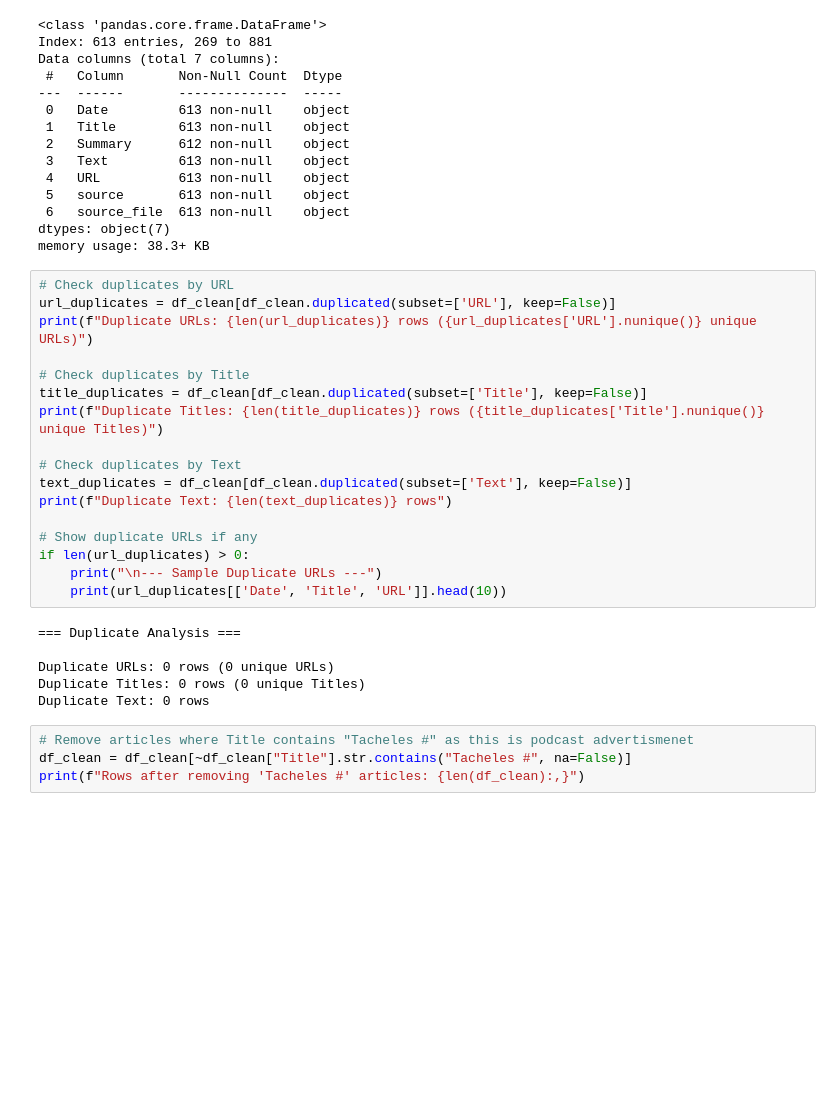
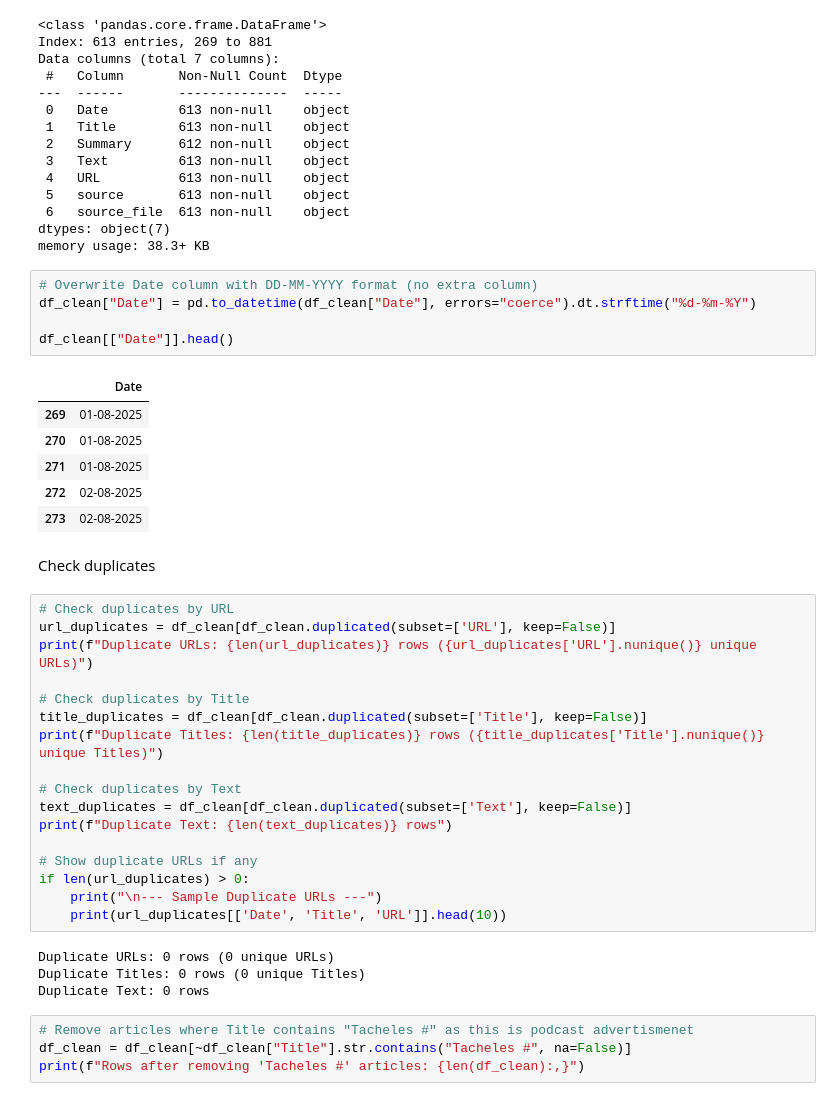
Before and after one commit to mattishaumann/Thesis, a Jupyter notebook: data preprocessing/05_Antispiegel.ipynb, the cells around one changed output. Cells and saved outputs as stored; diff of their text form; blank space fills up the shorter version.

```diff
--- a/data preprocessing/05_Antispiegel.ipynb
+++ b/data preprocessing/05_Antispiegel.ipynb
@@ -169,6 +171,20 @@ Data columns (total 7 columns):
  6   source_file  613 non-null    object
 dtypes: object(7)
 memory usage: 38.3+ KB
+# %%
+# Overwrite Date column with DD-MM-YYYY format (no extra column)
+df_clean["Date"] = pd.to_datetime(df_clean["Date"], errors="coerce").dt.strftime("%d-%m-%Y")
+
+df_clean[["Date"]].head()
+# %% [output]
+|  | Date |
+| 269 | 01-08-2025 |
+| 270 | 01-08-2025 |
+| 271 | 01-08-2025 |
+| 272 | 02-08-2025 |
+| 273 | 02-08-2025 |
+# %% [markdown]
+Check duplicates
 # %%
 # Check duplicates by URL
 url_duplicates = df_clean[df_clean.duplicated(subset=['URL'], keep=False)]
@@ -187,8 +203,6 @@ if len(url_duplicates) > 0:
     print("\n--- Sample Duplicate URLs ---")
     print(url_duplicates[['Date', 'Title', 'URL']].head(10))
 # %% [output]
-=== Duplicate Analysis ===
-
 Duplicate URLs: 0 rows (0 unique URLs)
 Duplicate Titles: 0 rows (0 unique Titles)
 Duplicate Text: 0 rows
```
Also changed, not shown: parts of 2 cells of this notebook, 6 other files.
